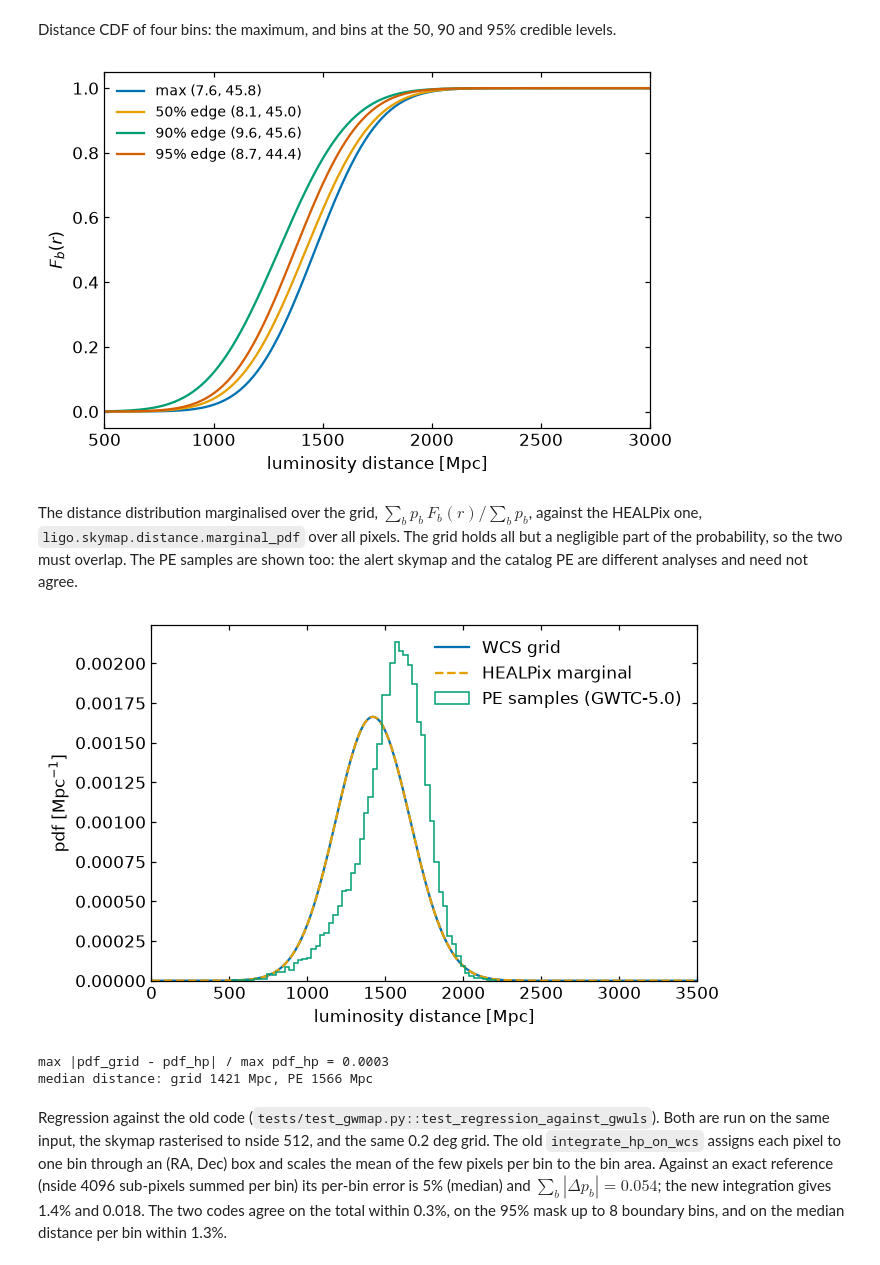
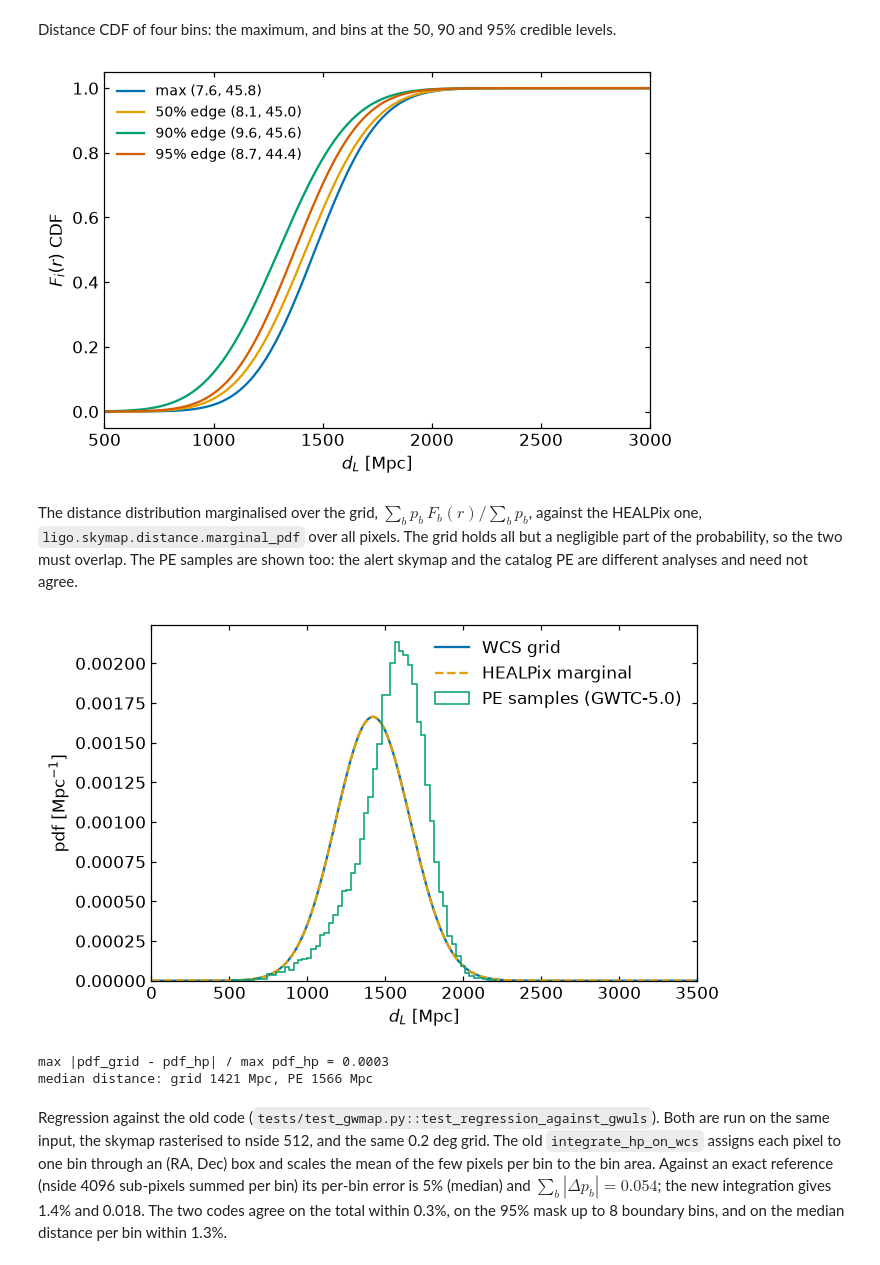
Before and after one commit to juanjq/uncertain-uls, a Jupyter notebook: studies/0_tools/01_gw_map.ipynb, the cells around one changed output. Drawn from its saved outputs; the diff is of its cells as text; code cells hidden in the pictures.

```diff
--- a/studies/0_tools/01_gw_map.ipynb
+++ b/studies/0_tools/01_gw_map.ipynb
@@ -33,10 +33,11 @@ import astropy_healpix as ah
 from astropy.coordinates import SkyCoord
 from gammapy.maps import WcsGeom
 from ligo.skymap.distance import marginal_pdf
+import ligo.skymap.plot
 
 from uuls import gwmap, gwpe, paths, cache
 from uuls.figures import FigureSaver, COLORS
 
 figs = FigureSaver("0_tools", "01_gw_map")
-SKYMAP = paths.GW_SKYMAPS / "S240615dg.fits"
 EVENT = "S240615dg"
+SKYMAP = paths.GW_SKYMAPS / f"{EVENT}.fits"
@@ -133,20 +140,20 @@ Distance CDF of four bins: the maximum, and bins at the 50, 90 and 95% credible
 # %%
 picks = {"max": np.unravel_index(np.argmax(gw.prob), gw.prob.shape)}
 for c in (0.5, 0.9, 0.95):
     picks[f"{c:.0%} edge"] = np.unravel_index(np.argmin(np.abs(levels_img - c)), levels_img.shape)
 
 fig, ax = plt.subplots()
 for (label, (iy, ix)), col in zip(picks.items(), COLORS):
     ax.plot(gw.r_grid, gw.cdf[iy, ix], color=col,
             label=f"{label} ({ra_c[iy, ix]:.1f}, {dec_c[iy, ix]:.1f})")
 ax.set_xlim(500, 3000)
-ax.set_xlabel("luminosity distance [Mpc]")
-ax.set_ylabel("$F_b(r)$")
+ax.set_xlabel("$d_L$ [Mpc]")
+ax.set_ylabel("$F_i(r)$ CDF")
 ax.legend(fontsize=9)
 figs.save(fig, "cdf_bins")
 plt.show()
 # %% [output]
-[figure, old version]
+[figure, new version]
 # %% [markdown]
 The distance distribution marginalised over the grid, $\sum_b p_b\,F_b(r) / \sum_b p_b$,
 against the HEALPix one, `ligo.skymap.distance.marginal_pdf` over all pixels. The grid holds
@@ -165,10 +172,9 @@ samples = gwpe.load_samples(EVENT)
 fig, ax = plt.subplots()
 ax.plot(r, pdf_grid, label="WCS grid")
 ax.plot(r, pdf_hp, ls="--", label="HEALPix marginal")
-ax.hist(samples["luminosity_distance"], bins=60, density=True, histtype="step",
-        color=COLORS[2], label="PE samples (GWTC-5.0)")
+ax.hist(samples["luminosity_distance"], bins=60, density=True, histtype="step", color=COLORS[2], label="PE samples (GWTC-5.0)")
 ax.set_xlim(0, 3500)
-ax.set_xlabel("luminosity distance [Mpc]")
+ax.set_xlabel("$d_L$ [Mpc]")
 ax.set_ylabel("pdf [Mpc$^{-1}$]")
 ax.legend()
 figs.save(fig, "distance_marginal")
@@ -177,7 +183,7 @@ print(f"max |pdf_grid - pdf_hp| / max pdf_hp = {np.abs(pdf_grid - pdf_hp).max()
 print(f"median distance: grid {np.interp(0.5, cdf_grid, r):.0f} Mpc, "
       f"PE {np.median(samples['luminosity_distance']):.0f} Mpc")
 # %% [output]
-[figure, old version]
+[figure, new version]
 max |pdf_grid - pdf_hp| / max pdf_hp = 0.0003
 median distance: grid 1421 Mpc, PE 1566 Mpc
 # %% [markdown]
```
Also changed, not shown: parts of 6 cells of this notebook, 9 other files.
